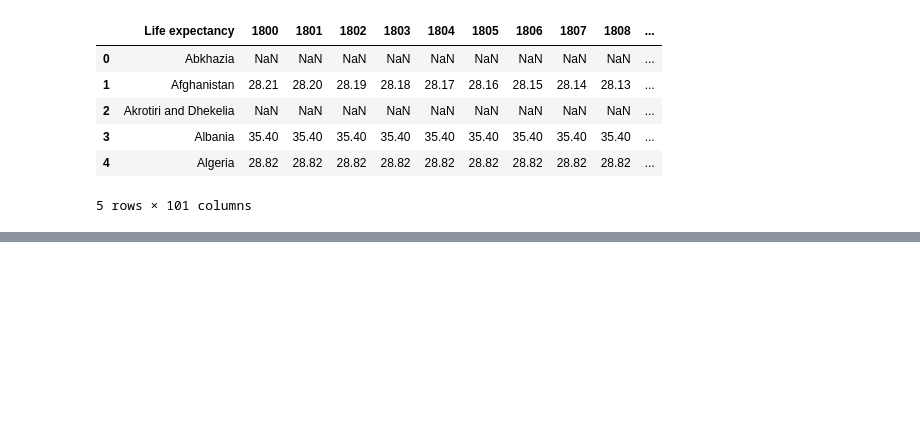
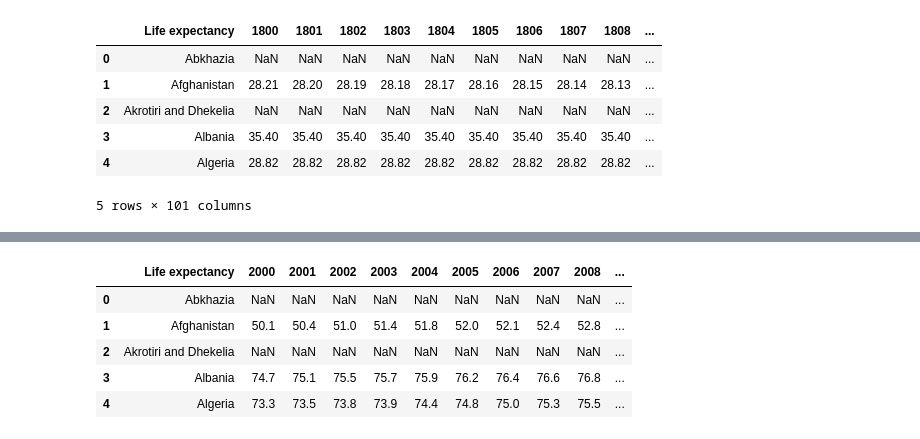
Before and after one commit to SurajKande/python-pandas, a Jupyter notebook: case_study_1.ipynb, the cells around one changed output, grey strips where cells are left out. Cells and saved outputs as stored; diff of their text form; code cells hidden in the pictures; blank space fills up the shorter version.

```diff
--- a/case_study_1.ipynb
+++ b/case_study_1.ipynb
@@ -119,2 +129,11 @@ df2 = pd.read_csv(file_name)
+# %%
+df2.head()
+# %% [output]
+|  | Life expectancy | 2000 | 2001 | 2002 | 2003 | 2004 | 2005 | 2006 | 2007 | 2008 | ... |
+| 0 | Abkhazia | NaN | NaN | NaN | NaN | NaN | NaN | NaN | NaN | NaN | ... |
+| 1 | Afghanistan | 50.1 | 50.4 | 51.0 | 51.4 | 51.8 | 52.0 | 52.1 | 52.4 | 52.8 | ... |
+| 2 | Akrotiri and Dhekelia | NaN | NaN | NaN | NaN | NaN | NaN | NaN | NaN | NaN | ... |
+| 3 | Albania | 74.7 | 75.1 | 75.5 | 75.7 | 75.9 | 76.2 | 76.4 | 76.6 | 76.8 | ... |
+| 4 | Algeria | 73.3 | 73.5 | 73.8 | 73.9 | 74.4 | 74.8 | 75.0 | 75.3 | 75.5 | ... |
 # %%
 #concating the data frames into one dataframe
```
Also changed, not shown: parts of 5 cells of this notebook.
